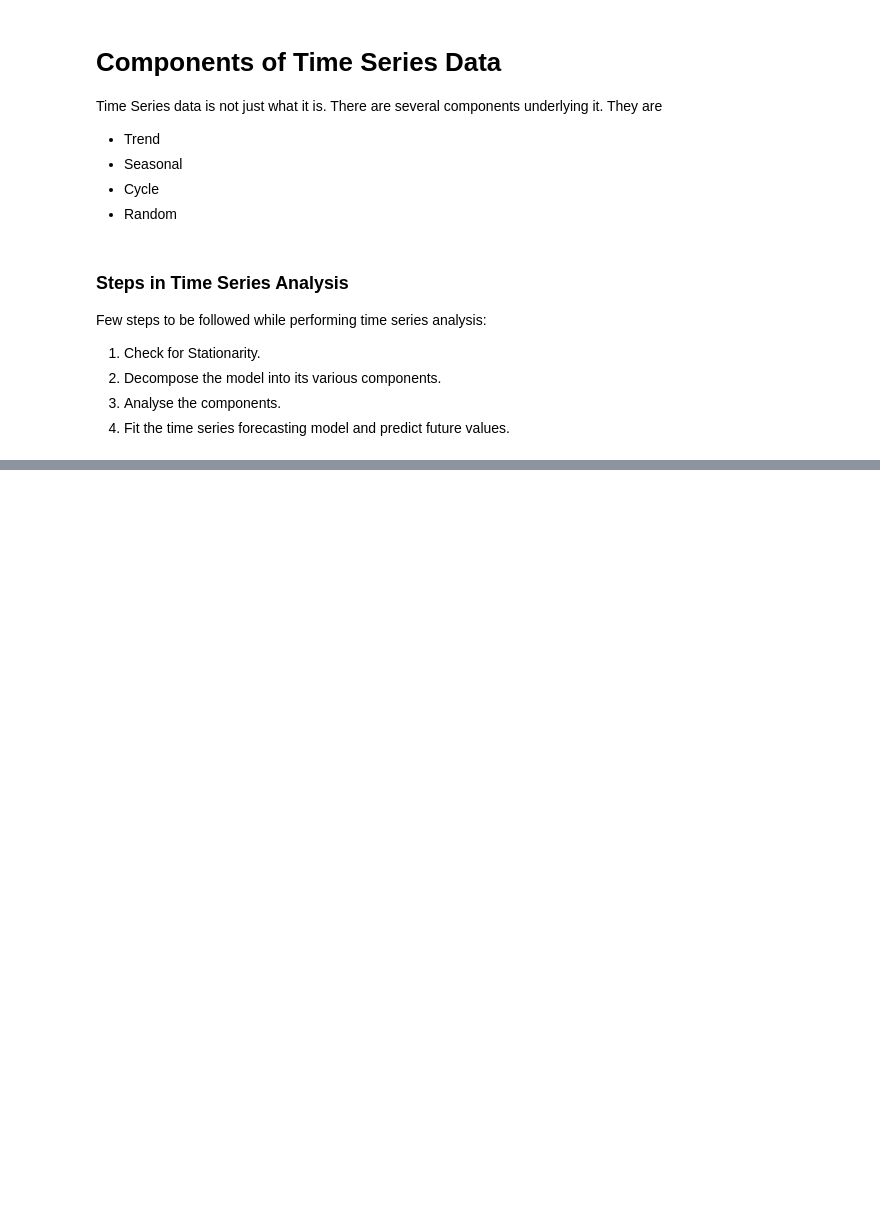
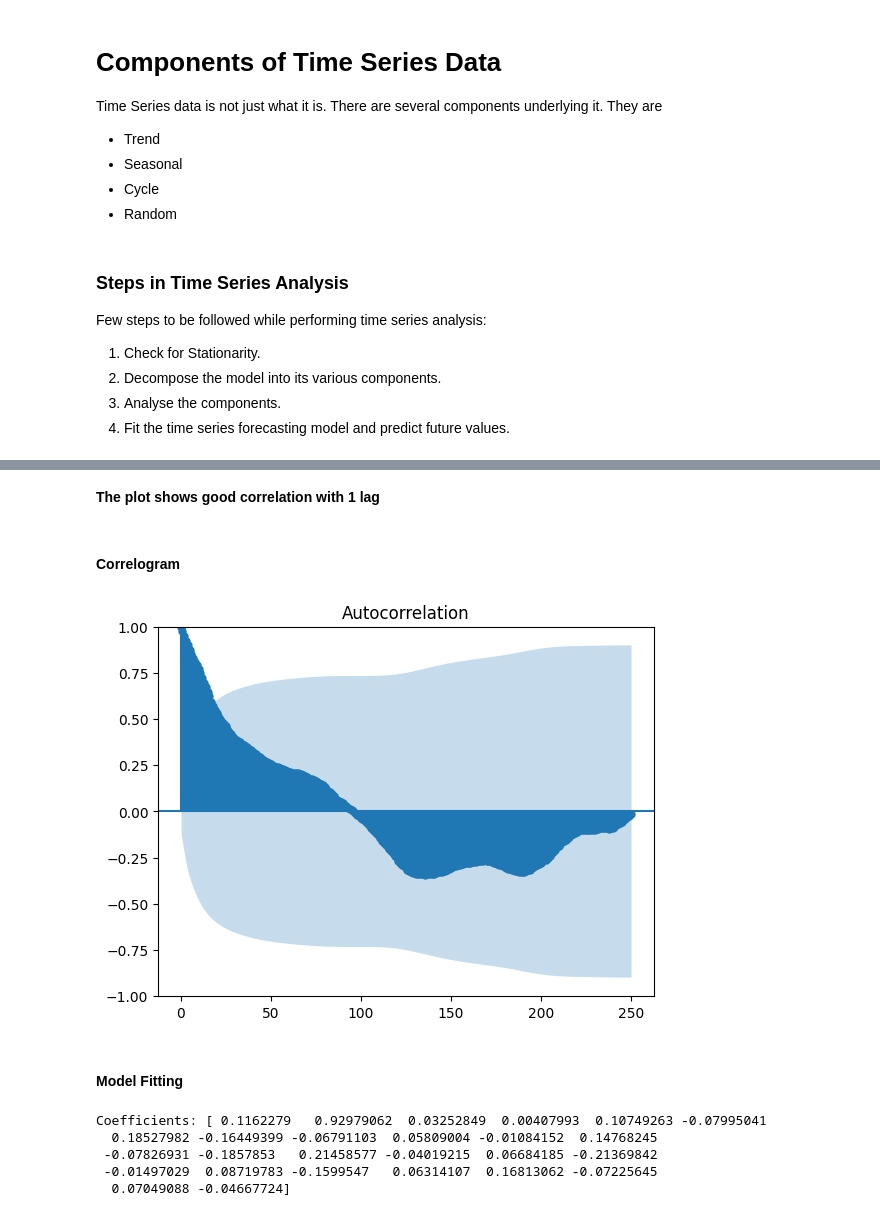
Before and after one commit to Revernd/Kaggle_notebooks, a Jupyter notebook: time-series.ipynb, the cells around one changed output, grey strips where cells are left out. Saved outputs shown, nothing was run; the diff lists cells and outputs as text; code cells hidden in the pictures; blank space fills up the shorter version.

```diff
--- a/time-series.ipynb
+++ b/time-series.ipynb
@@ -686,0 +670,22 @@ pyplot.show()
+# %% [markdown]
+**The plot shows good correlation with 1 lag**
+# %% [markdown]
+#### Correlogram
+# %%
+
+plot_acf(appleData.Close,lags = 250)
+plt.show()
+# %% [output]
+[figure, added]
+# %% [markdown]
+#### Model Fitting
+# %%
+model = AutoReg(train, lags=25)
+model_fit = model.fit()
+print('Coefficients: %s' % model_fit.params)
+# %% [output]
+Coefficients: [ 0.1162279   0.92979062  0.03252849  0.00407993  0.10749263 -0.07995041
+  0.18527982 -0.16449399 -0.06791103  0.05809004 -0.01084152  0.14768245
+ -0.07826931 -0.1857853   0.21458577 -0.04019215  0.06684185 -0.21369842
+ -0.01497029  0.08719783 -0.1599547   0.06314107  0.16813062 -0.07225645
+  0.07049088 -0.04667724]
```
Also changed, not shown: parts of 134 cells of this notebook.
